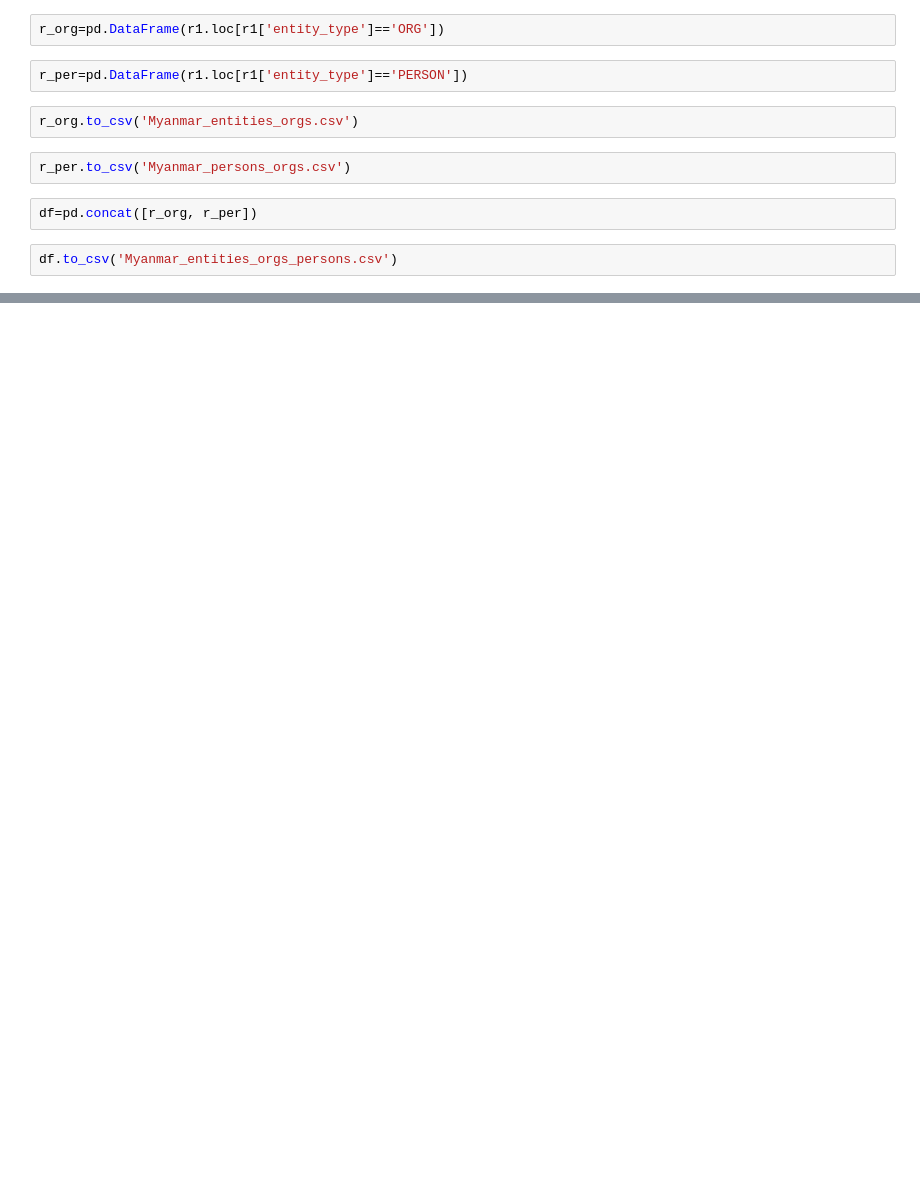
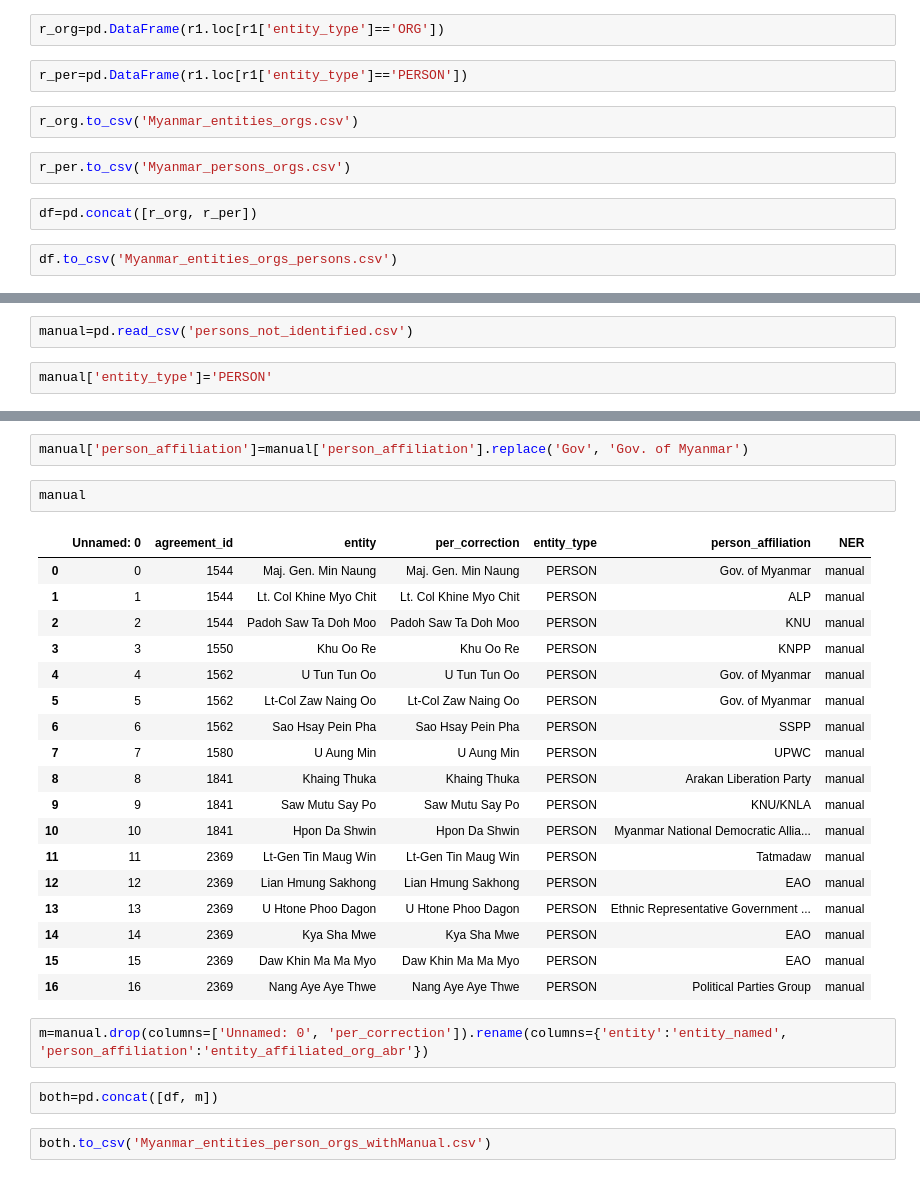
Before and after one commit to ToeLay/NER_Myanmar, a Jupyter notebook: get_dataset_mapping.ipynb, the cells around one changed output, grey strips where cells are left out. Cells and saved outputs as stored; diff of their text form; blank space fills up the shorter version.

```diff
--- a/get_dataset_mapping.ipynb
+++ b/get_dataset_mapping.ipynb
@@ -341,0 +344,4 @@ df.to_csv('Myanmar_entities_orgs_persons.csv')
+# %%
+manual=pd.read_csv('persons_not_identified.csv')
+# %%
+manual['entity_type']='PERSON'
@@ -341,0 +366,29 @@ df.to_csv('Myanmar_entities_orgs_persons.csv')
+# %%
+manual['person_affiliation']=manual['person_affiliation'].replace('Gov', 'Gov. of Myanmar')
+# %%
+manual
+# %% [output]
+|  | Unnamed: 0 | agreement_id | entity | per_correction | entity_type | person_affiliation | NER |
+| 0 | 0 | 1544 | Maj. Gen. Min Naung | Maj. Gen. Min Naung | PERSON | Gov. of Myanmar | manual |
+| 1 | 1 | 1544 | Lt. Col Khine Myo Chit | Lt. Col Khine Myo Chit | PERSON | ALP | manual |
+| 2 | 2 | 1544 | Padoh Saw Ta Doh Moo | Padoh Saw Ta Doh Moo | PERSON | KNU | manual |
+| 3 | 3 | 1550 | Khu Oo Re | Khu Oo Re | PERSON | KNPP | manual |
+| 4 | 4 | 1562 | U Tun Tun Oo | U Tun Tun Oo | PERSON | Gov. of Myanmar | manual |
+| 5 | 5 | 1562 | Lt-Col Zaw Naing Oo | Lt-Col Zaw Naing Oo | PERSON | Gov. of Myanmar | manual |
+| 6 | 6 | 1562 | Sao Hsay Pein Pha | Sao Hsay Pein Pha | PERSON | SSPP | manual |
+| 7 | 7 | 1580 | U Aung Min | U Aung Min | PERSON | UPWC | manual |
+| 8 | 8 | 1841 | Khaing Thuka | Khaing Thuka | PERSON | Arakan Liberation Party | manual |
+| 9 | 9 | 1841 | Saw Mutu Say Po | Saw Mutu Say Po | PERSON | KNU/KNLA | manual |
+| 10 | 10 | 1841 | Hpon Da Shwin | Hpon Da Shwin | PERSON | Myanmar National Democratic Allia... | manual |
+| 11 | 11 | 2369 | Lt-Gen Tin Maug Win | Lt-Gen Tin Maug Win | PERSON | Tatmadaw | manual |
+| 12 | 12 | 2369 | Lian Hmung Sakhong | Lian Hmung Sakhong | PERSON | EAO | manual |
+| 13 | 13 | 2369 | U Htone Phoo Dagon | U Htone Phoo Dagon | PERSON | Ethnic Representative Government ... | manual |
+| 14 | 14 | 2369 | Kya Sha Mwe | Kya Sha Mwe | PERSON | EAO | manual |
+| 15 | 15 | 2369 | Daw Khin Ma Ma Myo | Daw Khin Ma Ma Myo | PERSON | EAO | manual |
+| 16 | 16 | 2369 | Nang Aye Aye Thwe | Nang Aye Aye Thwe | PERSON | Political Parties Group | manual |
+# %%
+m=manual.drop(columns=['Unnamed: 0', 'per_correction']).rename(columns={'entity':'entity_named', 'person_affiliation':'entity_affiliated_org_abr'})
+# %%
+both=pd.concat([df, m])
+# %%
+both.to_csv('Myanmar_entities_person_orgs_withManual.csv')
```
Also changed, not shown: parts of 4 cells of this notebook.
